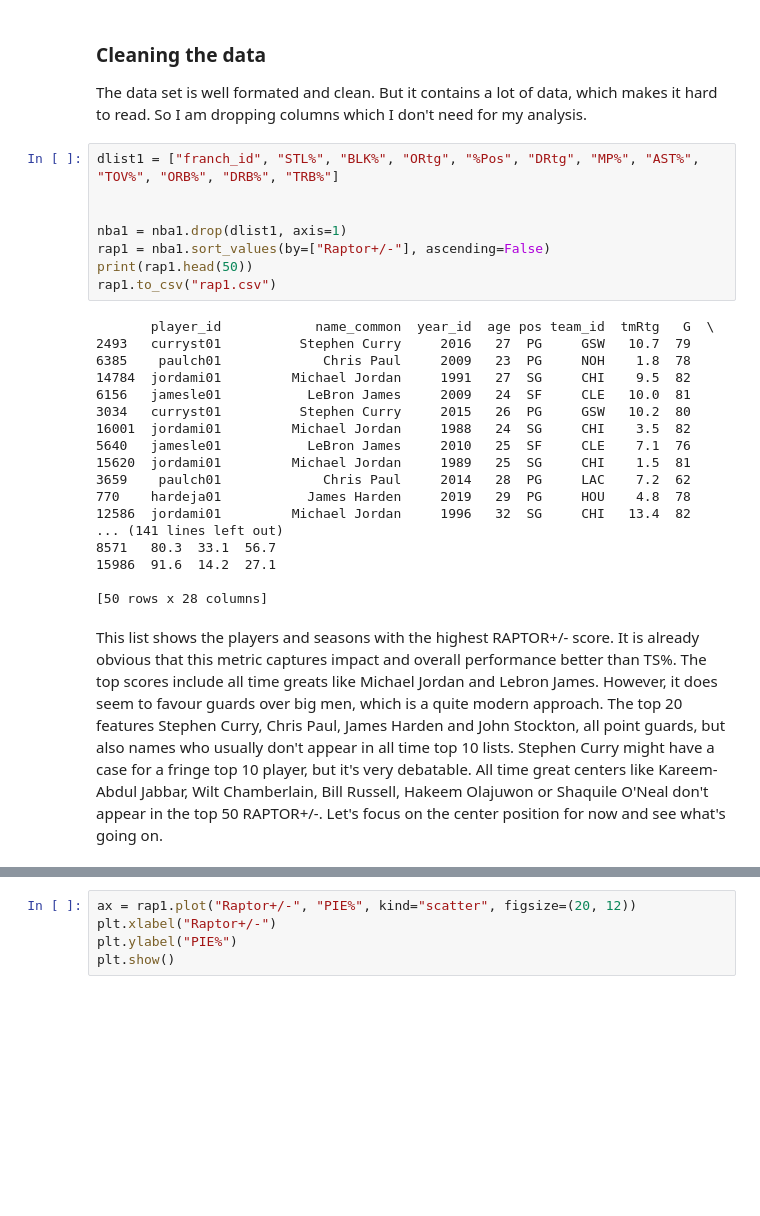
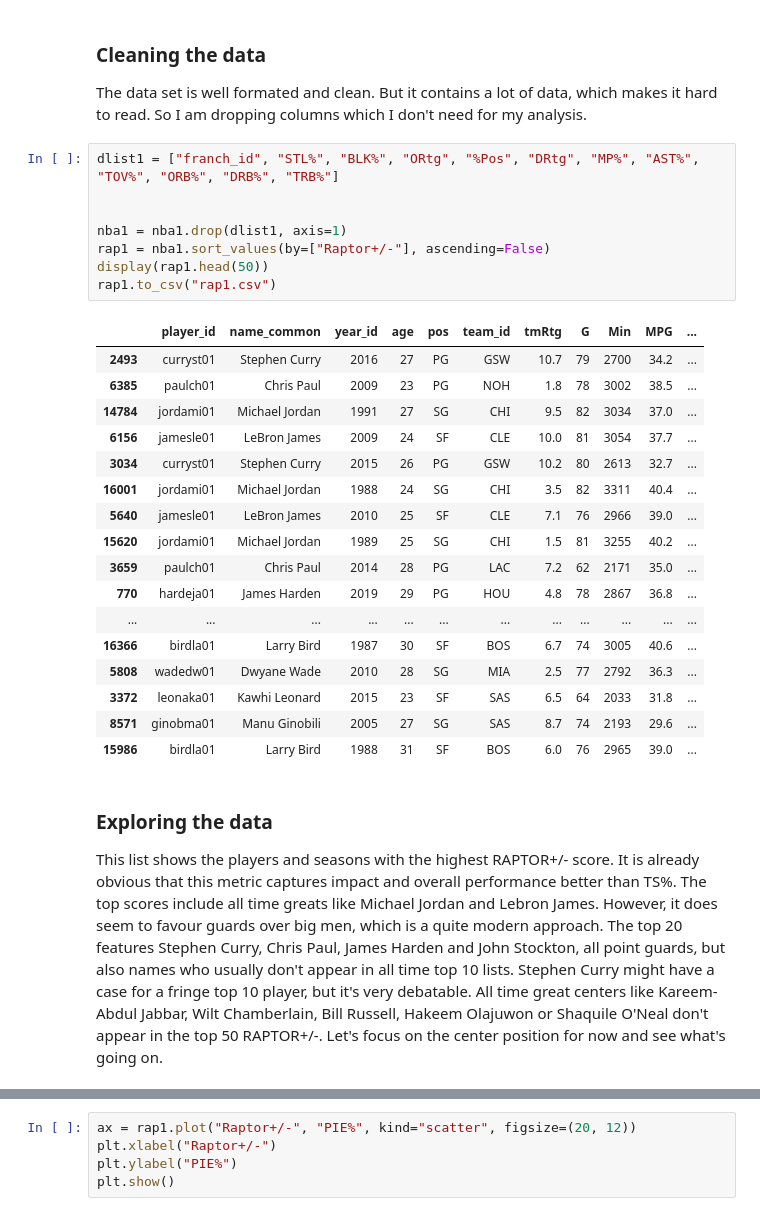
Before and after one commit to carl2727/NBA-data-analysis-project, a Jupyter notebook: 01.ipynb, the cells around one changed output, grey strips where cells are left out. Saved outputs shown, nothing was run; the diff lists cells and outputs as text; blank space fills up the shorter version.

```diff
--- a/01.ipynb
+++ b/01.ipynb
@@ -94,30 +119,32 @@ The data set is well formated and clean. But it contains a lot of data, which ma
 # %%
 dlist1 = ["franch_id", "STL%", "BLK%", "ORtg", "%Pos", "DRtg", "MP%", "AST%", "TOV%", "ORB%", "DRB%", "TRB%"]
 
 
 nba1 = nba1.drop(dlist1, axis=1)
 rap1 = nba1.sort_values(by=["Raptor+/-"], ascending=False)
-print(rap1.head(50))
+display(rap1.head(50))
 rap1.to_csv("rap1.csv")
 # %% [output]
-       player_id            name_common  year_id  age pos team_id  tmRtg   G  \
-2493   curryst01          Stephen Curry     2016   27  PG     GSW   10.7  79
-6385    paulch01             Chris Paul     2009   23  PG     NOH    1.8  78
-14784  jordami01         Michael Jordan     1991   27  SG     CHI    9.5  82
-6156   jamesle01           LeBron James     2009   24  SF     CLE   10.0  81
-3034   curryst01          Stephen Curry     2015   26  PG     GSW   10.2  80
-16001  jordami01         Michael Jordan     1988   24  SG     CHI    3.5  82
-5640   jamesle01           LeBron James     2010   25  SF     CLE    7.1  76
-15620  jordami01         Michael Jordan     1989   25  SG     CHI    1.5  81
-3659    paulch01             Chris Paul     2014   28  PG     LAC    7.2  62
-770    hardeja01           James Harden     2019   29  PG     HOU    4.8  78
-12586  jordami01         Michael Jordan     1996   32  SG     CHI   13.4  82
-... (141 lines left out)
-8571   80.3  33.1  56.7
-15986  91.6  14.2  27.1
-
-[50 rows x 28 columns]
+|  | player_id | name_common | year_id | age | pos | team_id | tmRtg | G | Min | MPG | ... |
+| 2493 | curryst01 | Stephen Curry | 2016 | 27 | PG | GSW | 10.7 | 79 | 2700 | 34.2 | ... |
+| 6385 | paulch01 | Chris Paul | 2009 | 23 | PG | NOH | 1.8 | 78 | 3002 | 38.5 | ... |
+| 14784 | jordami01 | Michael Jordan | 1991 | 27 | SG | CHI | 9.5 | 82 | 3034 | 37.0 | ... |
+| 6156 | jamesle01 | LeBron James | 2009 | 24 | SF | CLE | 10.0 | 81 | 3054 | 37.7 | ... |
+| 3034 | curryst01 | Stephen Curry | 2015 | 26 | PG | GSW | 10.2 | 80 | 2613 | 32.7 | ... |
+| 16001 | jordami01 | Michael Jordan | 1988 | 24 | SG | CHI | 3.5 | 82 | 3311 | 40.4 | ... |
+| 5640 | jamesle01 | LeBron James | 2010 | 25 | SF | CLE | 7.1 | 76 | 2966 | 39.0 | ... |
+| 15620 | jordami01 | Michael Jordan | 1989 | 25 | SG | CHI | 1.5 | 81 | 3255 | 40.2 | ... |
+| 3659 | paulch01 | Chris Paul | 2014 | 28 | PG | LAC | 7.2 | 62 | 2171 | 35.0 | ... |
+| 770 | hardeja01 | James Harden | 2019 | 29 | PG | HOU | 4.8 | 78 | 2867 | 36.8 | ... |
+| ... | ... | ... | ... | ... | ... | ... | ... | ... | ... | ... | ... |
+| 16366 | birdla01 | Larry Bird | 1987 | 30 | SF | BOS | 6.7 | 74 | 3005 | 40.6 | ... |
+| 5808 | wadedw01 | Dwyane Wade | 2010 | 28 | SG | MIA | 2.5 | 77 | 2792 | 36.3 | ... |
+| 3372 | leonaka01 | Kawhi Leonard | 2015 | 23 | SF | SAS | 6.5 | 64 | 2033 | 31.8 | ... |
+| 8571 | ginobma01 | Manu Ginobili | 2005 | 27 | SG | SAS | 8.7 | 74 | 2193 | 29.6 | ... |
+| 15986 | birdla01 | Larry Bird | 1988 | 31 | SF | BOS | 6.0 | 76 | 2965 | 39.0 | ... |
 # %% [markdown]
+### Exploring the data
+
 This list shows the players and seasons with the highest RAPTOR+/- score. It is already obvious that this metric captures impact and overall performance better than TS%. The top scores include all time greats like Michael Jordan and Lebron James. However, it does seem to favour guards over big men, which is a quite modern approach. The top 20 features Stephen Curry, Chris Paul, James Harden and John Stockton, all point guards, but also names who usually don't appear in all time top 10 lists. Stephen Curry might have a case for a fringe top 10 player, but it's very debatable. All time great centers like Kareem-Abdul Jabbar, Wilt Chamberlain, Bill Russell, Hakeem Olajuwon or Shaquile O'Neal don't appear in the top 50 RAPTOR+/-. Let's focus on the center position for now and see what's going on.
 # %%
 rap_c1 = nba1[nba1["pos"] == "C"].sort_values(by=["Raptor+/-"], ascending=False)
```
Also changed, not shown: parts of 17 cells of this notebook.
